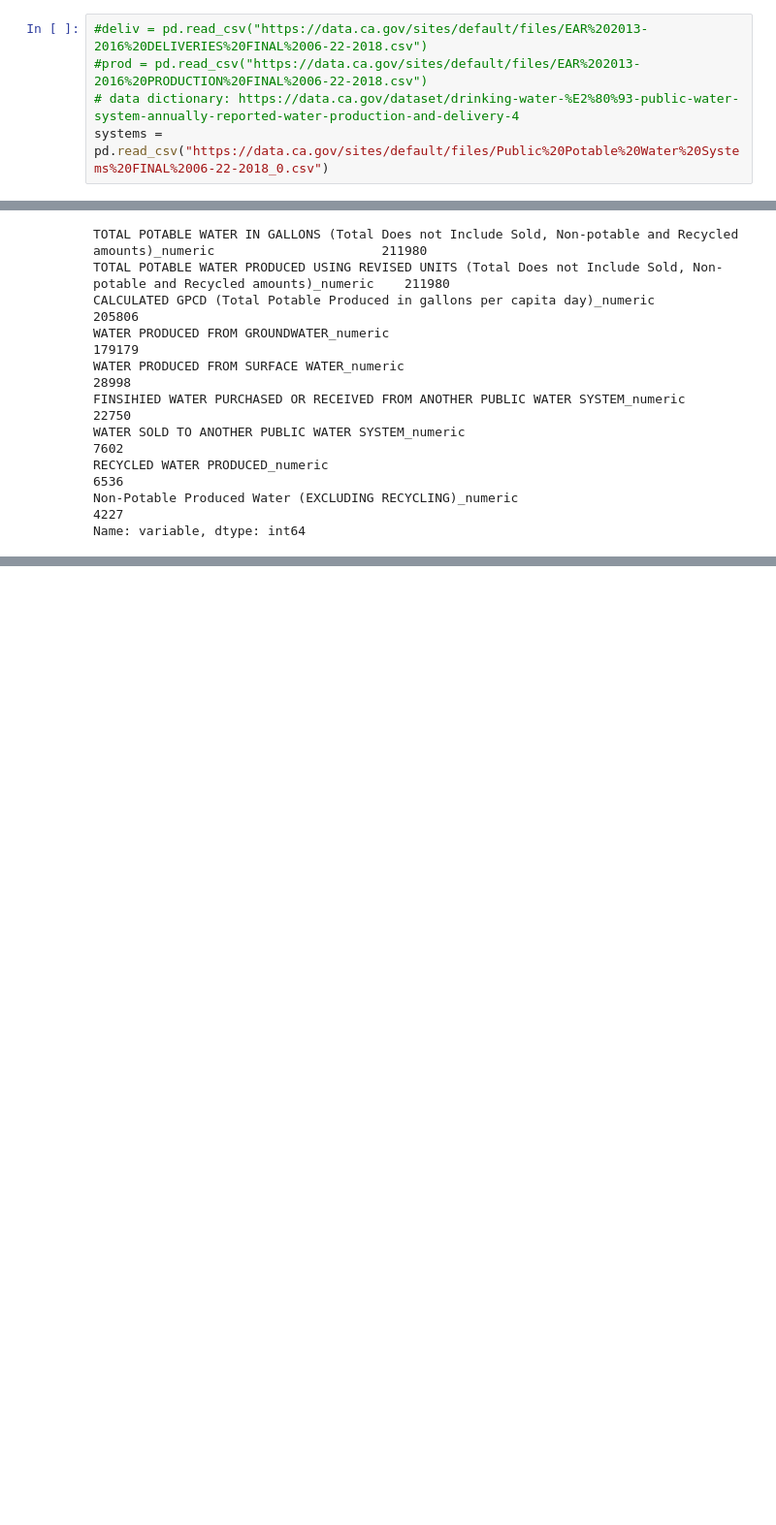
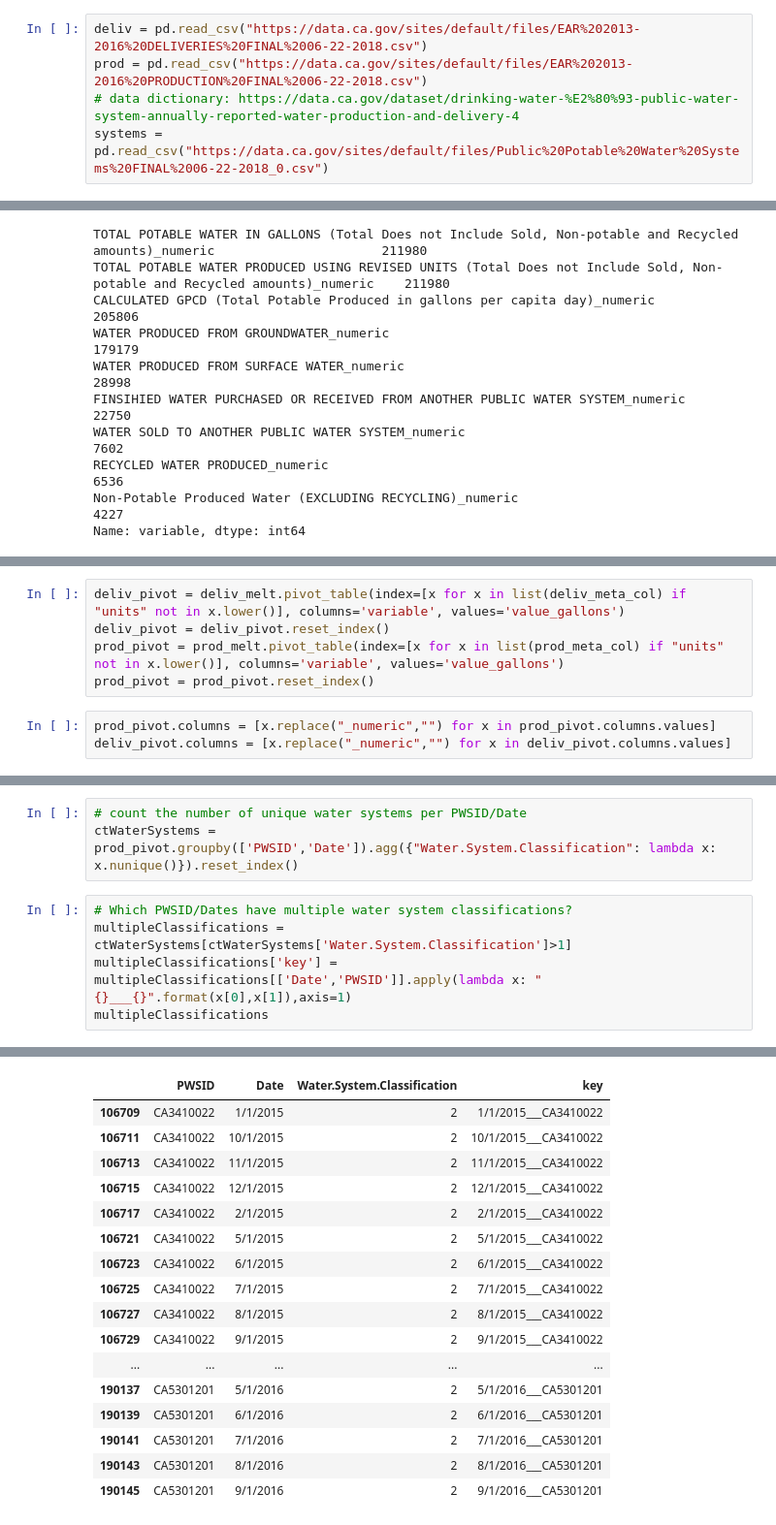
Before and after one commit to ozzysChiefDataScientist/water, a Jupyter notebook: notebooks/1_initial_eda.ipynb, the cells around one changed output, grey strips where cells are left out. Shown at 97% size. Cells and saved outputs as stored; diff of their text form; blank space fills up the shorter version.

Commit message:
Pivoted delivery and prod tables

```diff
--- a/notebooks/1_initial_eda.ipynb
+++ b/notebooks/1_initial_eda.ipynb
@@ -18,6 +14,6 @@ prod = pd.read_csv("{}EAR 2013-2016 PRODUCTION FINAL 06-22-2018.csv".format(raw_
 # %%
-#deliv = pd.read_csv("https://data.ca.gov/sites/default/files/EAR%202013-2016%20DELIVERIES%20FINAL%2006-22-2018.csv")
-#prod = pd.read_csv("https://data.ca.gov/sites/default/files/EAR%202013-2016%20PRODUCTION%20FINAL%2006-22-2018.csv")
+deliv = pd.read_csv("https://data.ca.gov/sites/default/files/EAR%202013-2016%20DELIVERIES%20FINAL%2006-22-2018.csv")
+prod = pd.read_csv("https://data.ca.gov/sites/default/files/EAR%202013-2016%20PRODUCTION%20FINAL%2006-22-2018.csv")
 # data dictionary: https://data.ca.gov/dataset/drinking-water-%E2%80%93-public-water-system-annually-reported-water-production-and-delivery-4
 systems = pd.read_csv("https://data.ca.gov/sites/default/files/Public%20Potable%20Water%20Systems%20FINAL%2006-22-2018_0.csv")
 # %%
@@ -471,0 +393,8 @@ rowCounts[rowCounts['Water.System.Name']>1][0:4]
+# %%
+deliv_pivot = deliv_melt.pivot_table(index=[x for x in list(deliv_meta_col) if "units" not in x.lower()], columns='variable', values='value_gallons')
+deliv_pivot = deliv_pivot.reset_index()
+prod_pivot = prod_melt.pivot_table(index=[x for x in list(prod_meta_col) if "units" not in x.lower()], columns='variable', values='value_gallons')
+prod_pivot = prod_pivot.reset_index()
+# %%
+prod_pivot.columns = [x.replace("_numeric","") for x in prod_pivot.columns.values]
+deliv_pivot.columns = [x.replace("_numeric","") for x in deliv_pivot.columns.values]
@@ -471,0 +451,9 @@ rowCounts[rowCounts['Water.System.Name']>1][0:4]
+# %%
+# count the number of unique water systems per PWSID/Date
+ctWaterSystems = prod_pivot.groupby(['PWSID','Date']).agg({"Water.System.Classification": lambda x: x.nunique()}).reset_index()
+# %%
+# Which PWSID/Dates have multiple water system classifications?
+multipleClassifications = ctWaterSystems[ctWaterSystems['Water.System.Classification']>1]
+multipleClassifications['key'] = multipleClassifications[['Date','PWSID']].apply(lambda x: "{}___{}".format(x[0],x[1]),axis=1)
+multipleClassifications
+# %% [output]
@@ -471,0 +465,17 @@ rowCounts[rowCounts['Water.System.Name']>1][0:4]
+|  | PWSID | Date | Water.System.Classification | key |
+| 106709 | CA3410022 | 1/1/2015 | 2 | 1/1/2015___CA3410022 |
+| 106711 | CA3410022 | 10/1/2015 | 2 | 10/1/2015___CA3410022 |
+| 106713 | CA3410022 | 11/1/2015 | 2 | 11/1/2015___CA3410022 |
+| 106715 | CA3410022 | 12/1/2015 | 2 | 12/1/2015___CA3410022 |
+| 106717 | CA3410022 | 2/1/2015 | 2 | 2/1/2015___CA3410022 |
+| 106721 | CA3410022 | 5/1/2015 | 2 | 5/1/2015___CA3410022 |
+| 106723 | CA3410022 | 6/1/2015 | 2 | 6/1/2015___CA3410022 |
+| 106725 | CA3410022 | 7/1/2015 | 2 | 7/1/2015___CA3410022 |
+| 106727 | CA3410022 | 8/1/2015 | 2 | 8/1/2015___CA3410022 |
+| 106729 | CA3410022 | 9/1/2015 | 2 | 9/1/2015___CA3410022 |
+| ... | ... | ... | ... | ... |
+| 190137 | CA5301201 | 5/1/2016 | 2 | 5/1/2016___CA5301201 |
+| 190139 | CA5301201 | 6/1/2016 | 2 | 6/1/2016___CA5301201 |
+| 190141 | CA5301201 | 7/1/2016 | 2 | 7/1/2016___CA5301201 |
+| 190143 | CA5301201 | 8/1/2016 | 2 | 8/1/2016___CA5301201 |
+| 190145 | CA5301201 | 9/1/2016 | 2 | 9/1/2016___CA5301201 |
```
Also changed, not shown: parts of 45 cells of this notebook.
